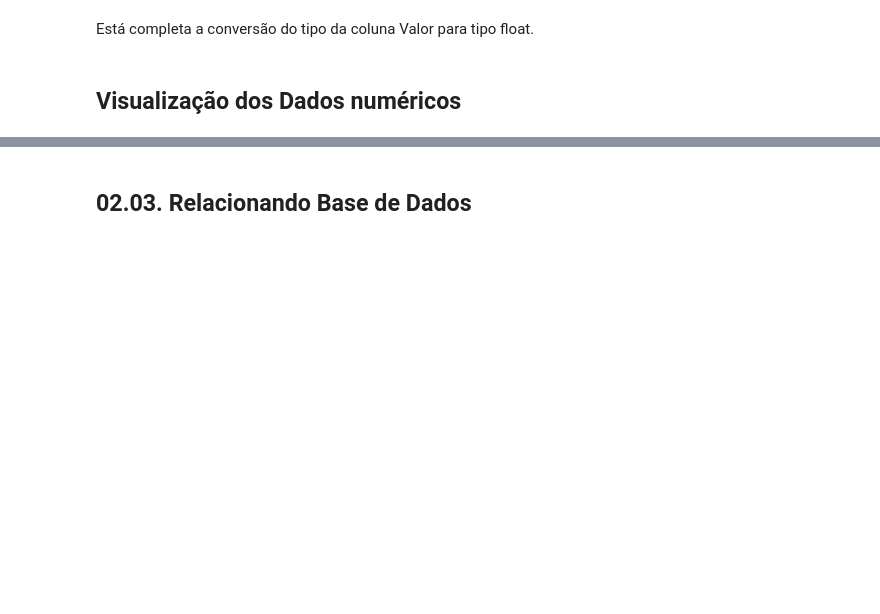
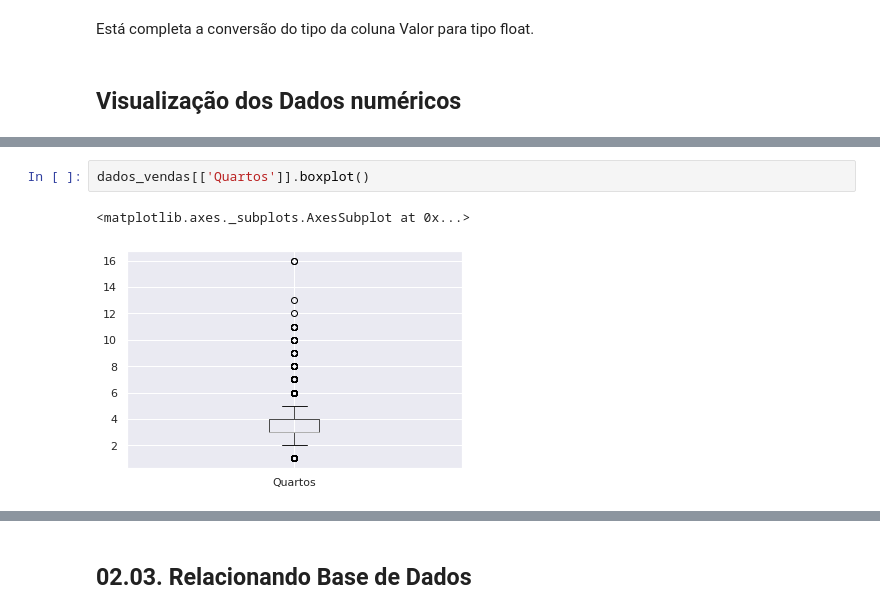
Before and after one commit to yorinori/imersao_dados4_Alura, a Jupyter notebook: Projeto_Final_LeandroYorinori_Imersao_dados_04.ipynb, the cells around one changed output, grey strips where cells are left out. Saved outputs shown, nothing was run; the diff lists cells and outputs as text; blank space fills up the shorter version.

```diff
--- a/Projeto_Final_LeandroYorinori_Imersao_dados_04.ipynb
+++ b/Projeto_Final_LeandroYorinori_Imersao_dados_04.ipynb
@@ -230,0 +248,5 @@ Está completa a conversão do tipo da coluna Valor para tipo float.
+# %%
+dados_vendas[['Quartos']].boxplot()
+# %% [output]
+<matplotlib.axes._subplots.AxesSubplot at 0x...>
+[figure, added]
```
Also changed, not shown: parts of 10 cells of this notebook.
